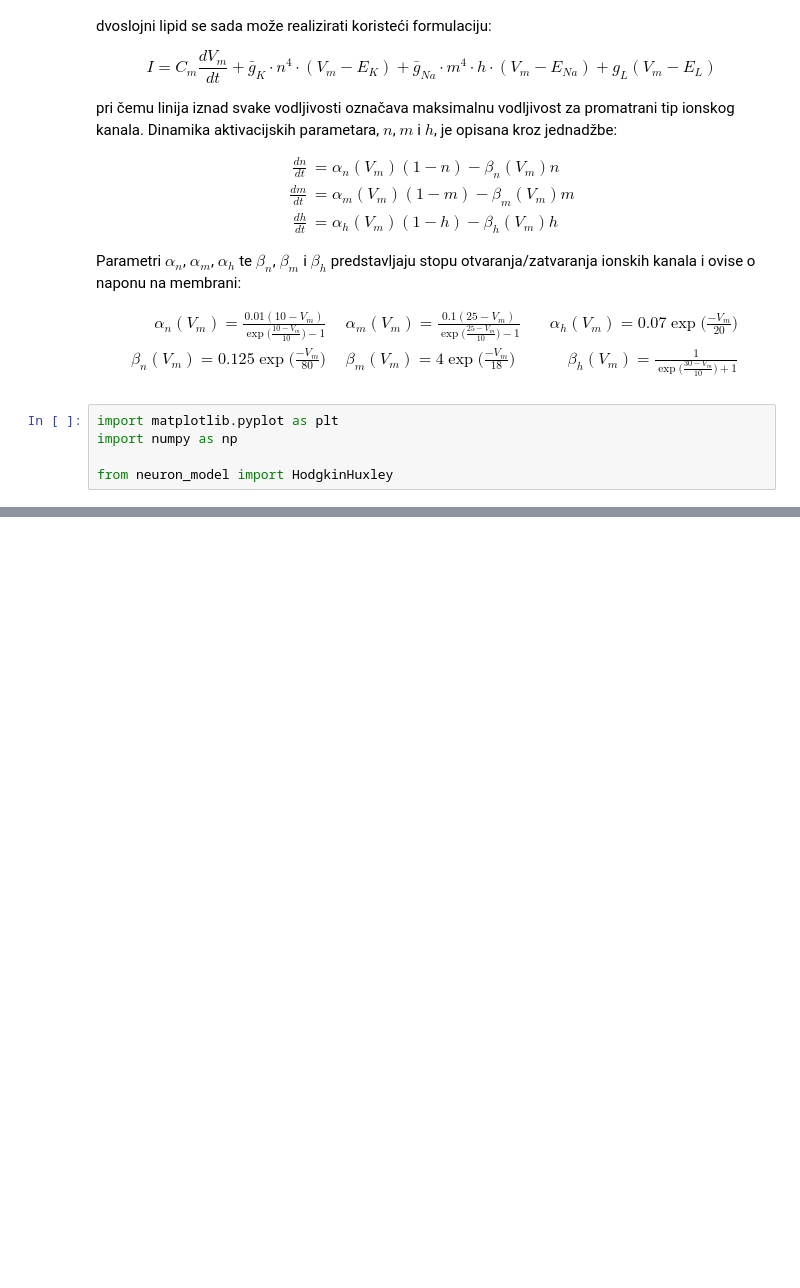
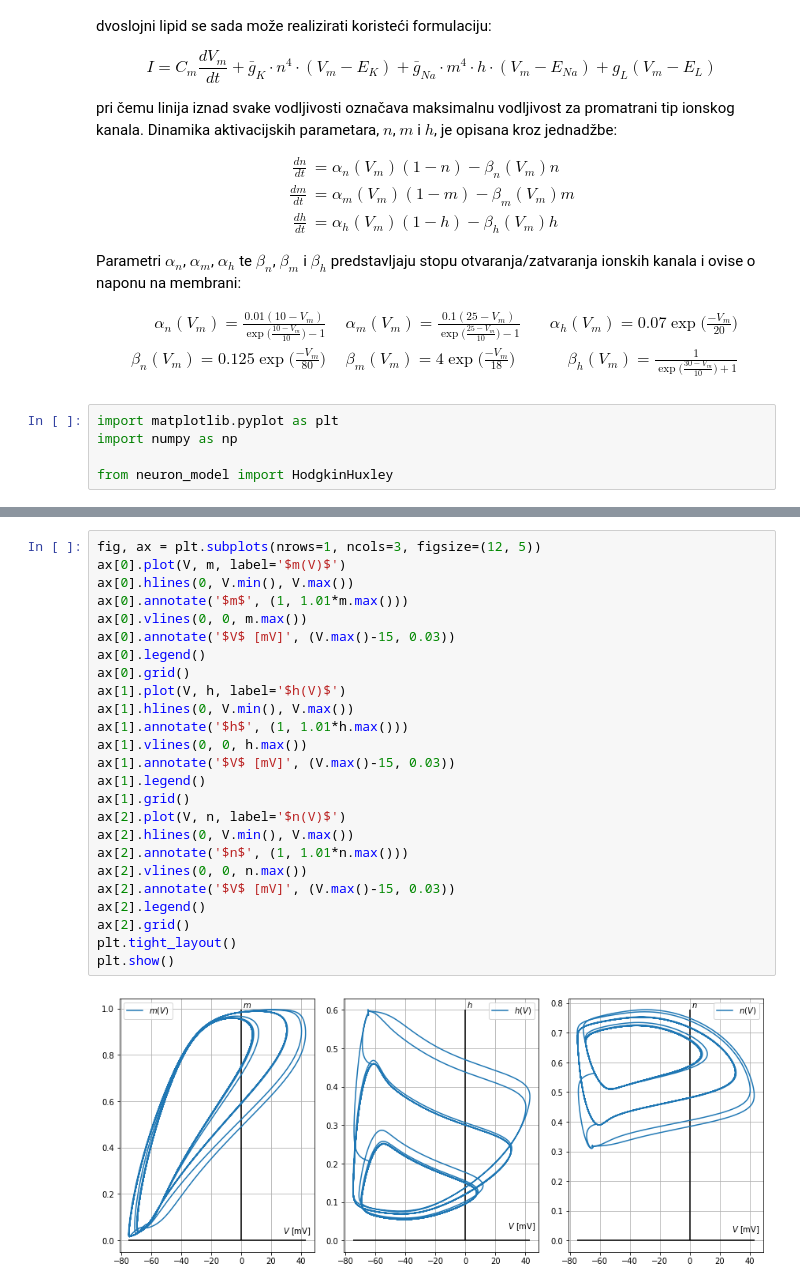
Before and after one commit to akapet00/teaching, a Jupyter notebook: emc_512/src/05-lab-ex.ipynb, the cells around one changed output, grey strips where cells are left out. Saved outputs shown, nothing was run; the diff lists cells and outputs as text; blank space fills up the shorter version.

```diff
--- a/emc_512/src/05-lab-ex.ipynb
+++ b/emc_512/src/05-lab-ex.ipynb
@@ -89,0 +113,27 @@ from neuron_model import HodgkinHuxley
+# %%
+fig, ax = plt.subplots(nrows=1, ncols=3, figsize=(12, 5))
+ax[0].plot(V, m, label='$m(V)$')
+ax[0].hlines(0, V.min(), V.max())
+ax[0].annotate('$m$', (1, 1.01*m.max()))
+ax[0].vlines(0, 0, m.max())
+ax[0].annotate('$V$ [mV]', (V.max()-15, 0.03))
+ax[0].legend()
+ax[0].grid()
+ax[1].plot(V, h, label='$h(V)$')
+ax[1].hlines(0, V.min(), V.max())
+ax[1].annotate('$h$', (1, 1.01*h.max()))
+ax[1].vlines(0, 0, h.max())
+ax[1].annotate('$V$ [mV]', (V.max()-15, 0.03))
+ax[1].legend()
+ax[1].grid()
+ax[2].plot(V, n, label='$n(V)$')
+ax[2].hlines(0, V.min(), V.max())
+ax[2].annotate('$n$', (1, 1.01*n.max()))
+ax[2].vlines(0, 0, n.max())
+ax[2].annotate('$V$ [mV]', (V.max()-15, 0.03))
+ax[2].legend()
+ax[2].grid()
+plt.tight_layout()
+plt.show()
+# %% [output]
+[figure, added]
```
Also changed, not shown: parts of 7 cells of this notebook, 1 other file.
